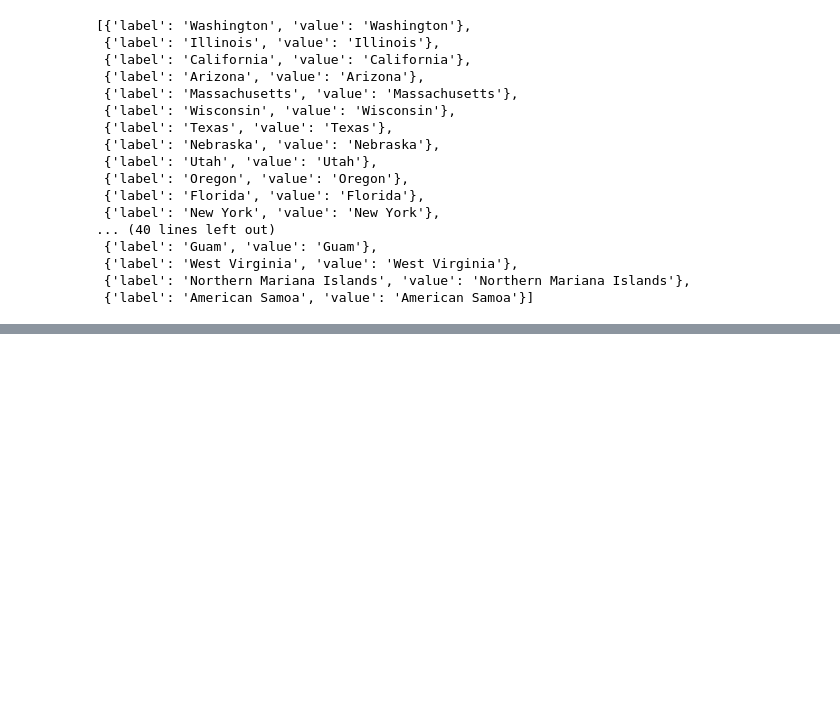
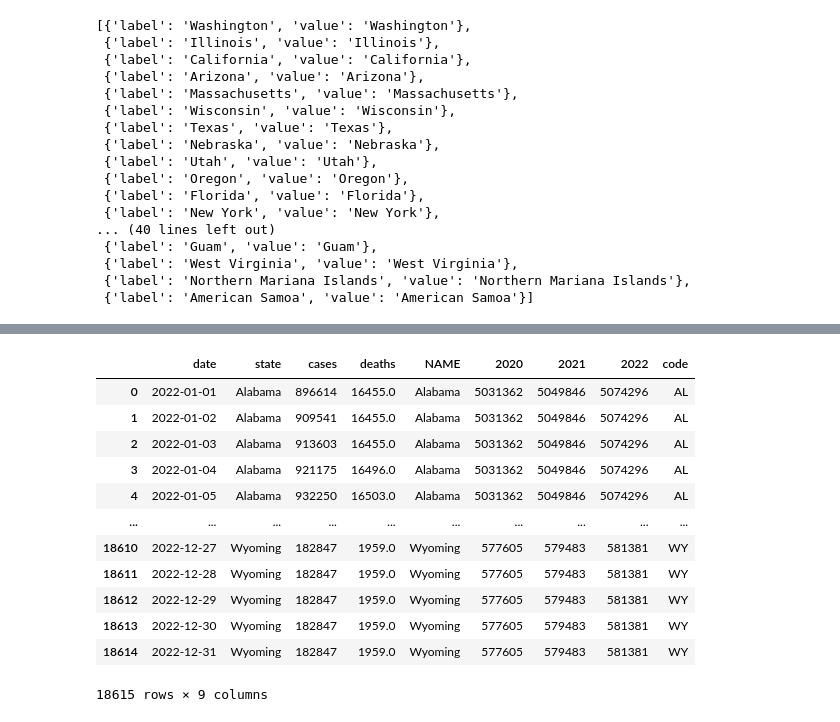
Before and after one commit to Ivan2911/COVID-19-VIZ, a Jupyter notebook: data_process.ipynb, the cells around one changed output, grey strips where cells are left out. Saved outputs shown, nothing was run; the diff lists cells and outputs as text; code cells hidden in the pictures; blank space fills up the shorter version.

```diff
--- a/data_process.ipynb
+++ b/data_process.ipynb
@@ -350,0 +359,16 @@ options
+# %%
+map_df
+# %% [output]
+|  | date | state | cases | deaths | NAME | 2020 | 2021 | 2022 | code |
+| 0 | 2022-01-01 | Alabama | 896614 | 16455.0 | Alabama | 5031362 | 5049846 | 5074296 | AL |
+| 1 | 2022-01-02 | Alabama | 909541 | 16455.0 | Alabama | 5031362 | 5049846 | 5074296 | AL |
+| 2 | 2022-01-03 | Alabama | 913603 | 16455.0 | Alabama | 5031362 | 5049846 | 5074296 | AL |
+| 3 | 2022-01-04 | Alabama | 921175 | 16496.0 | Alabama | 5031362 | 5049846 | 5074296 | AL |
+| 4 | 2022-01-05 | Alabama | 932250 | 16503.0 | Alabama | 5031362 | 5049846 | 5074296 | AL |
+| ... | ... | ... | ... | ... | ... | ... | ... | ... | ... |
+| 18610 | 2022-12-27 | Wyoming | 182847 | 1959.0 | Wyoming | 577605 | 579483 | 581381 | WY |
+| 18611 | 2022-12-28 | Wyoming | 182847 | 1959.0 | Wyoming | 577605 | 579483 | 581381 | WY |
+| 18612 | 2022-12-29 | Wyoming | 182847 | 1959.0 | Wyoming | 577605 | 579483 | 581381 | WY |
+| 18613 | 2022-12-30 | Wyoming | 182847 | 1959.0 | Wyoming | 577605 | 579483 | 581381 | WY |
+| 18614 | 2022-12-31 | Wyoming | 182847 | 1959.0 | Wyoming | 577605 | 579483 | 581381 | WY |
+18615 rows × 9 columns
```
Also changed, not shown: parts of 19 cells of this notebook, 5 other files.
